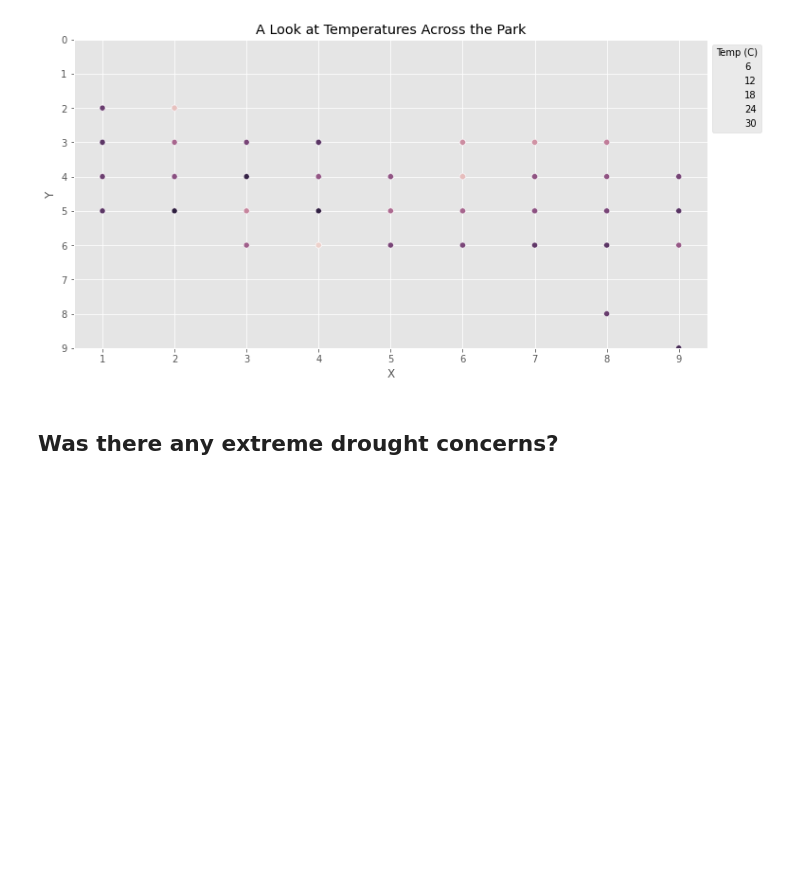
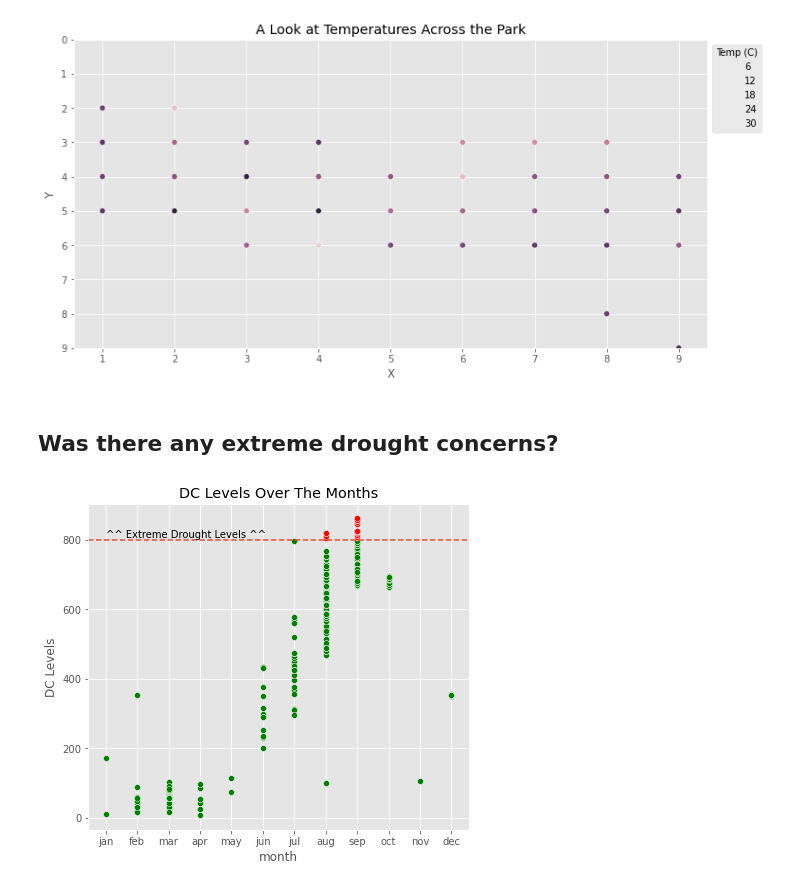
Before and after one commit to dmm4613/forest-fires-eda, a Jupyter notebook: forest-fire-eda.ipynb, the cells around one changed output. Cells and saved outputs as stored; diff of their text form; code cells hidden in the pictures; blank space fills up the shorter version.

```diff
--- a/forest-fire-eda.ipynb
+++ b/forest-fire-eda.ipynb
@@ -216,4 +214,30 @@ plt.ylim(NY,0)
 [figure]
 # %% [markdown]
 ## Was there any extreme drought concerns?
+# %%
+# Convert the month and day columns to numerical values
+df['month_num'] = df['month'].map(month_order)
+df['day_num'] = df['day'].map(day_order)
+
+# Sort the DataFrame by month and then by day
+df_dc = df.sort_values(by=['month_num', 'day_num'])
+
+
+fig = plt.figure(figsize=(15,6))
+ax1 = plt.subplot(121)
+
+sns.scatterplot(x='month', y='DC', data=df_dc, ax=ax1, color='green')
+
+sns.scatterplot(x='month', y='DC',
+            data=df_dc[df_dc['DC'] >= 800], color='red', ax=ax1)
+
+ax1.axhline(800, ls='--')
+ax1.text(0,805, "^^ Extreme Drought Levels ^^")
+
+plt.title('DC Levels Over The Months')
+plt.ylabel('DC Levels')
+
+plt.show()
+# %% [output]
+[figure, added]
 # %%
```
Also changed, not shown: parts of 25 cells of this notebook.
